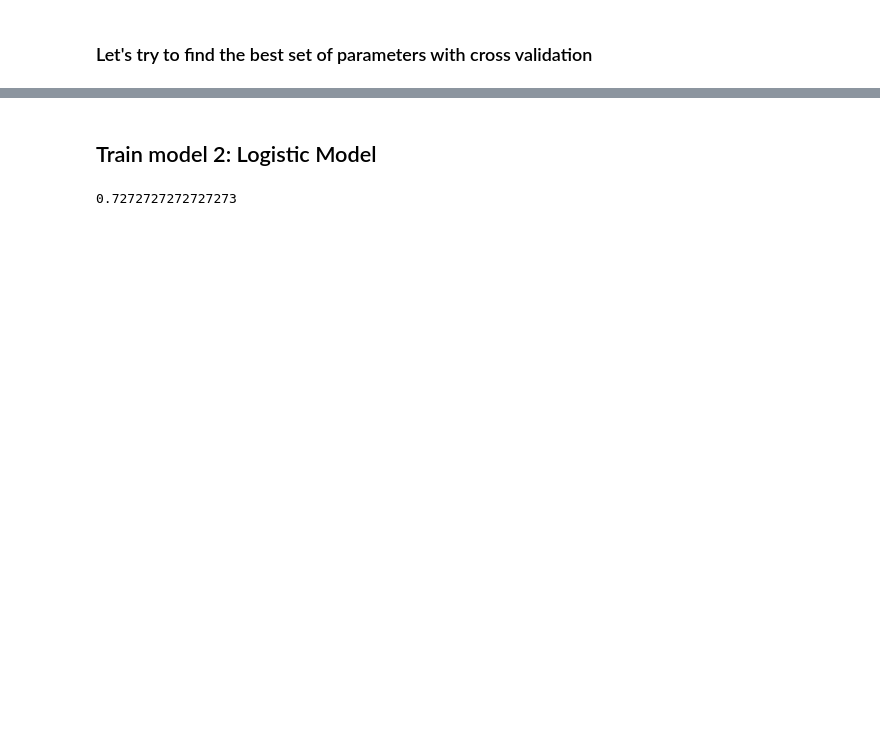
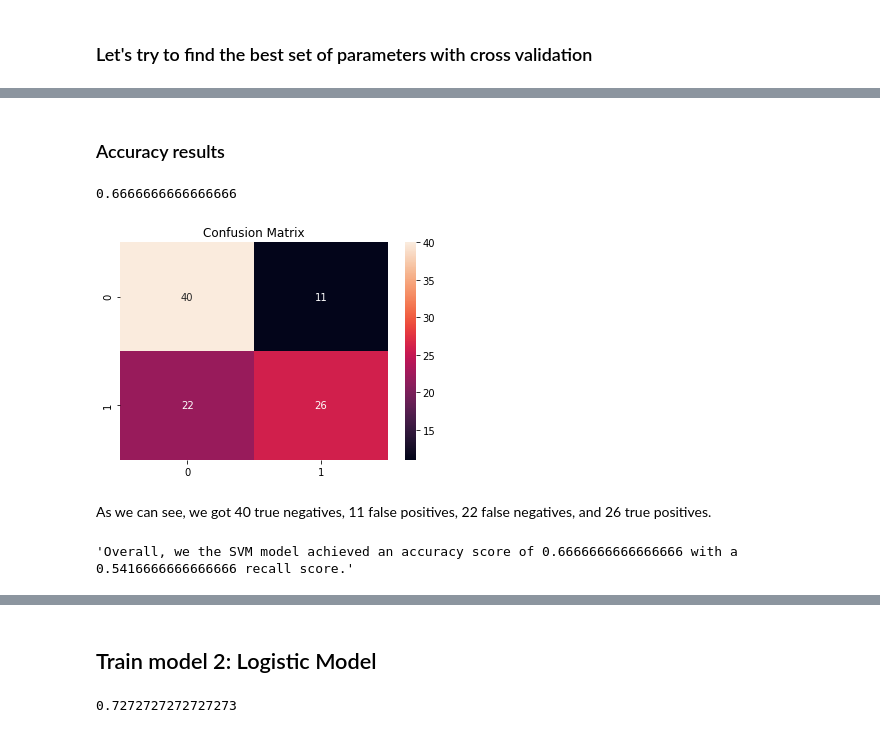
Before and after one commit to edgar971/stats-542-group-project, a Jupyter notebook: question1.ipynb, the cells around one changed output, grey strips where cells are left out. Drawn from its saved outputs; the diff is of its cells as text; code cells hidden in the pictures; blank space fills up the shorter version.

```diff
--- a/question1.ipynb
+++ b/question1.ipynb
@@ -99,6 +111,8 @@ accuracy_score(y_test, y_pred)
 ### Let's try to find the best set of parameters with cross validation
 # %%
 clf = SVC()
+# %%
+param_grid = [{"kernel": ["linear", "poly", "rbf", "sigmoid"]}]
 # %%
 search = GridSearchCV(clf, param_grid, cv=10, verbose=2, n_jobs=-1).fit(x, y)
 # %% [output]
@@ -115,0 +131,20 @@ search.best_params_
+# %%
+best_clf = search.best_estimator_
+# %% [markdown]
+### Accuracy results
+# %%
+best_clf.score(X_test, y_test)
+# %% [output]
+0.6666666666666666
+# %%
+y_pred = best_clf.predict(X_test)
+# %%
+matrix = confusion_matrix(y_test, y_pred)
+# %%
+sn.heatmap(matrix, annot=True)
+plt.title('Confusion Matrix')
+plt.show()
+# %% [output]
+[figure, added]
+# %% [markdown]
+As we can see, we got 40 true negatives, 11 false positives, 22 false negatives, and 26 true positives.
@@ -115,0 +157,4 @@ search.best_params_
+# %%
+f"Overall, we the SVM model achieved an accuracy score of {accuracy} with a {recall} recall score."
+# %% [output]
+'Overall, we the SVM model achieved an accuracy score of 0.6666666666666666 with a 0.5416666666666666 recall score.'
```
Also changed, not shown: parts of 54 cells of this notebook, 1 other file.
